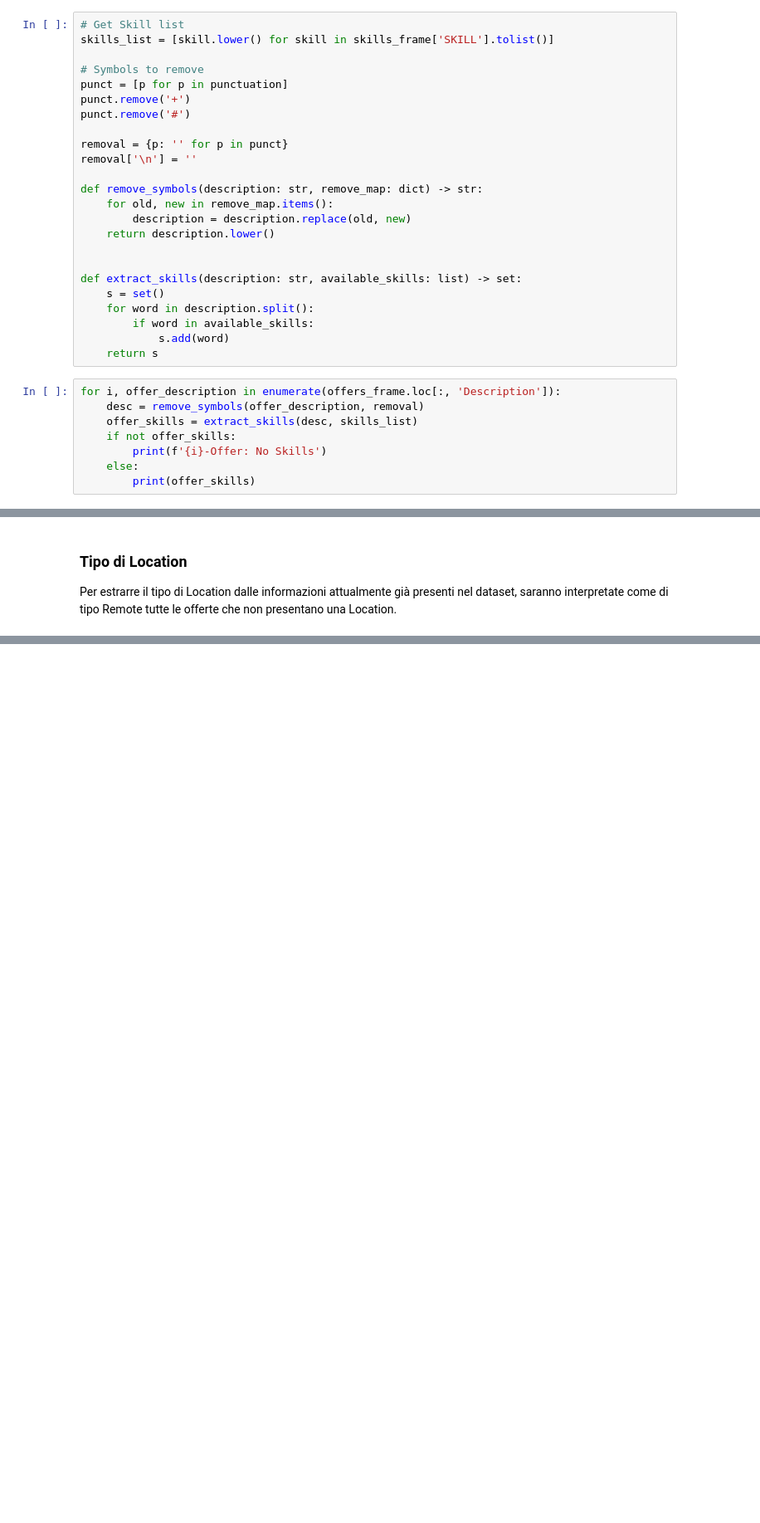
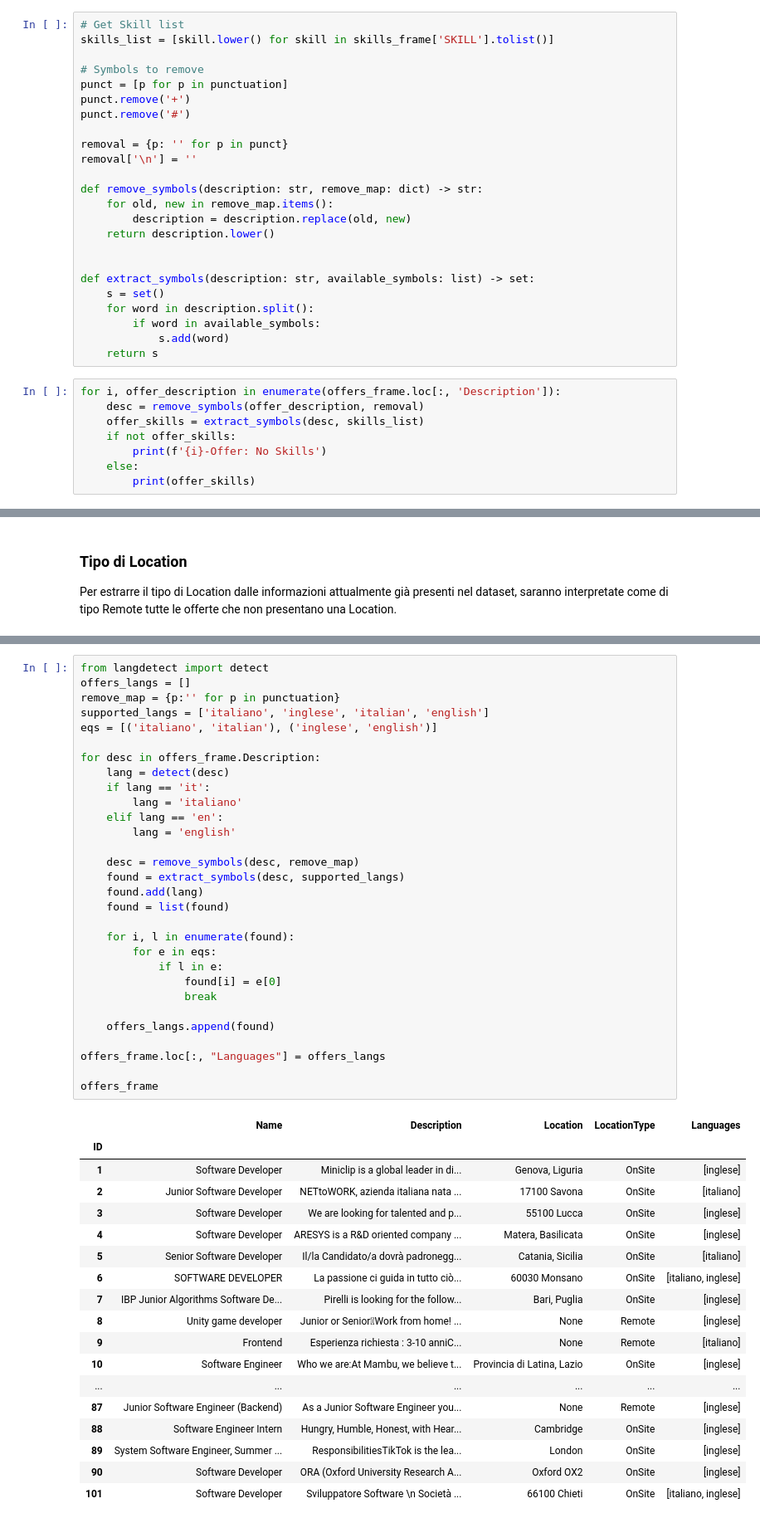
Before and after one commit to antoninoLorenzo/RecommenderSystem_TC, a Jupyter notebook: demo/notebooks/offers.ipynb, the cells around one changed output, grey strips where cells are left out. Shown: that part at 83% size. Saved outputs shown, nothing was run; the diff lists cells and outputs as text; blank space fills up the shorter version.

Commit message:
Data Preparation - Languages Deduction

```diff
--- a/demo/notebooks/offers.ipynb
+++ b/demo/notebooks/offers.ipynb
@@ -155,16 +155,16 @@ def remove_symbols(description: str, remove_map: dict) -> str:
     return description.lower()
 
 
-def extract_skills(description: str, available_skills: list) -> set:
+def extract_symbols(description: str, available_symbols: list) -> set:
     s = set()
     for word in description.split():
-        if word in available_skills:
+        if word in available_symbols:
             s.add(word)
     return s
 # %%
 for i, offer_description in enumerate(offers_frame.loc[:, 'Description']):
     desc = remove_symbols(offer_description, removal)
-    offer_skills = extract_skills(desc, skills_list)
+    offer_skills = extract_symbols(desc, skills_list)
     if not offer_skills:
         print(f'{i}-Offer: No Skills')
     else:
@@ -243,0 +247,49 @@ offers_frame
+# %%
+from langdetect import detect
+offers_langs = []
+remove_map = {p:'' for p in punctuation}
+supported_langs = ['italiano', 'inglese', 'italian', 'english']
+eqs = [('italiano', 'italian'), ('inglese', 'english')]
+
+for desc in offers_frame.Description:
+    lang = detect(desc)
+    if lang == 'it':
+        lang = 'italiano'
+    elif lang == 'en':
+        lang = 'english'
+
+    desc = remove_symbols(desc, remove_map)
+    found = extract_symbols(desc, supported_langs)
+    found.add(lang)
+    found = list(found)
+
+    for i, l in enumerate(found):
+        for e in eqs:
+            if l in e:
+                found[i] = e[0]
+                break
+
+    offers_langs.append(found)
+
+offers_frame.loc[:, "Languages"] = offers_langs
+
+offers_frame
+# %% [output]
+|  | Name | Description | Location | LocationType | Languages |
+| ID |  |  |  |  |  |
+| 1 | Software Developer | Miniclip is a global leader in di... | Genova, Liguria | OnSite | [inglese] |
+| 2 | Junior Software Developer | NETtoWORK, azienda italiana nata ... | 17100 Savona | OnSite | [italiano] |
+| 3 | Software Developer | We are looking for talented and p... | 55100 Lucca | OnSite | [inglese] |
+| 4 | Software Developer | ARESYS is a R&D oriented company ... | Matera, Basilicata | OnSite | [inglese] |
+| 5 | Senior Software Developer | Il/la Candidato/a dovrà padronegg... | Catania, Sicilia | OnSite | [italiano] |
+| 6 | SOFTWARE DEVELOPER | La passione ci guida in tutto ciò... | 60030 Monsano | OnSite | [italiano, inglese] |
+| 7 | IBP Junior Algorithms Software De... | Pirelli is looking for the follow... | Bari, Puglia | OnSite | [inglese] |
+| 8 | Unity game developer | Junior or SeniorWork from home! ... | None | Remote | [inglese] |
+| 9 | Frontend | Esperienza richiesta : 3-10 anniC... | None | Remote | [italiano] |
+| 10 | Software Engineer | Who we are:At Mambu, we believe t... | Provincia di Latina, Lazio | OnSite | [inglese] |
+| ... | ... | ... | ... | ... | ... |
+| 87 | Junior Software Engineer (Backend) | As a Junior Software Engineer you... | None | Remote | [inglese] |
+| 88 | Software Engineer Intern | Hungry, Humble, Honest, with Hear... | Cambridge | OnSite | [inglese] |
+| 89 | System Software Engineer, Summer ... | ResponsibilitiesTikTok is the lea... | London | OnSite | [inglese] |
+| 90 | Software Developer | ORA (Oxford University Research A... | Oxford OX2 | OnSite | [inglese] |
+| 101 | Software Developer | Sviluppatore Software \n Società ... | 66100 Chieti | OnSite | [italiano, inglese] |
```
Also changed, not shown: parts of 2 cells of this notebook, 1 other file.
